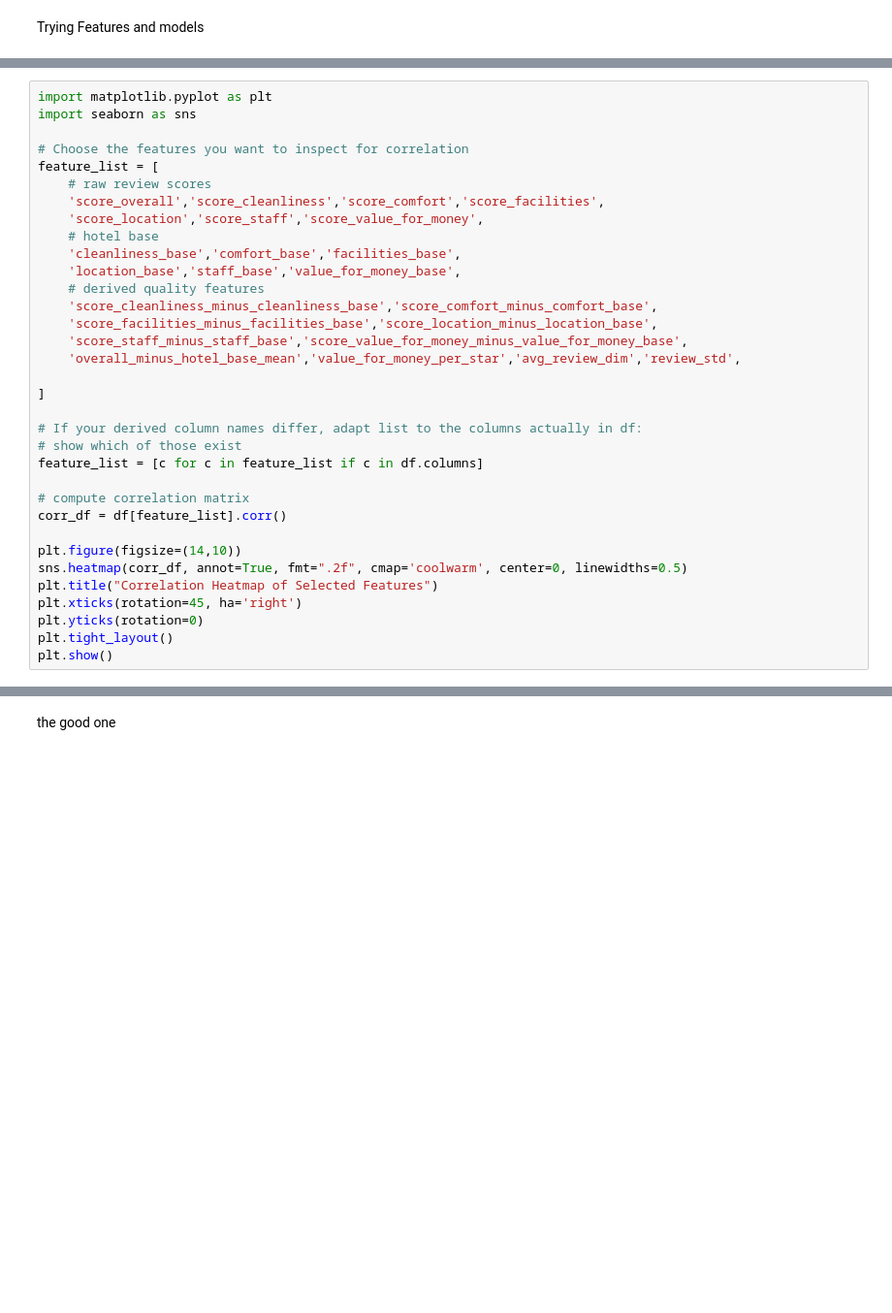
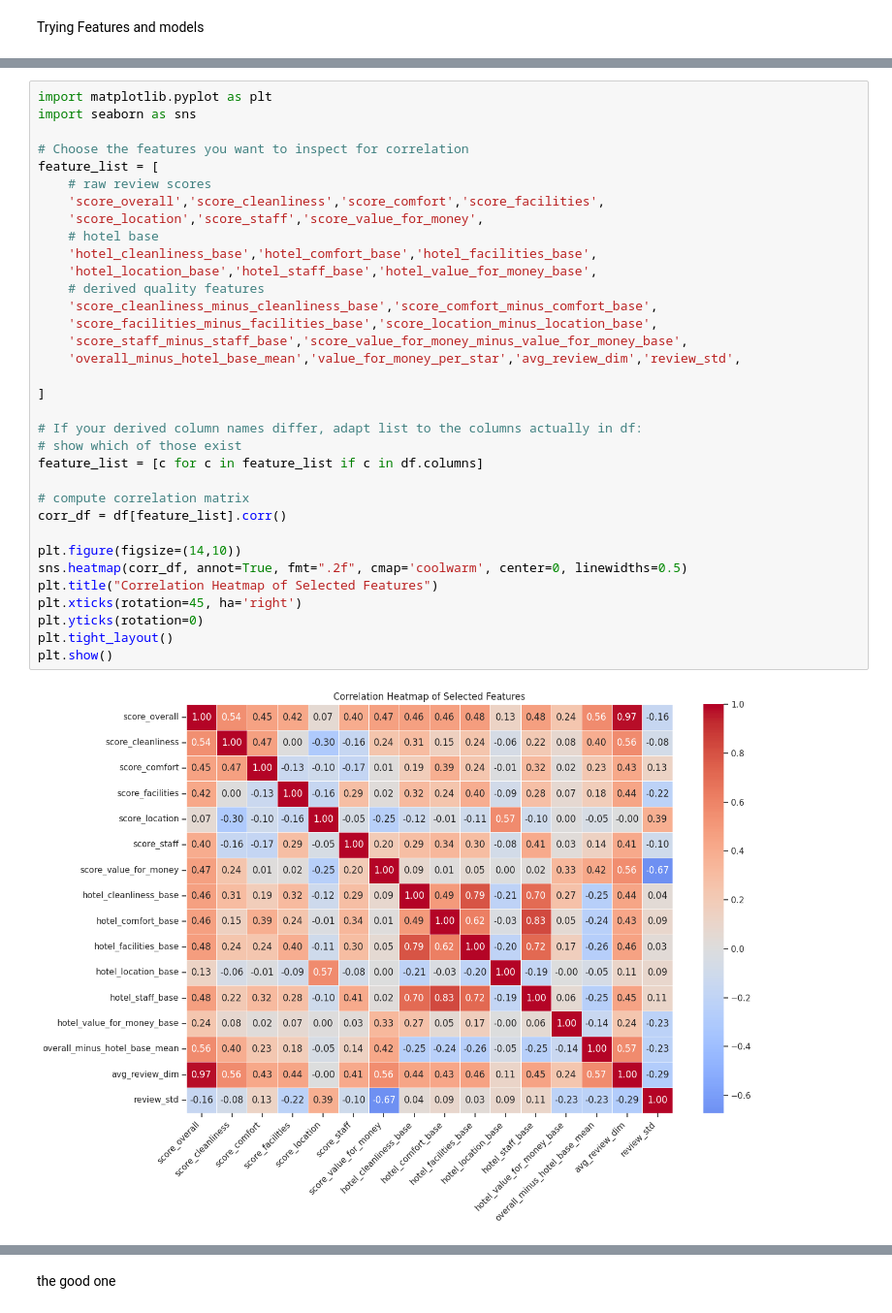
Before and after one commit to helguindy/hotel-booking-analytics, a Jupyter notebook: notebooks/demiana.ipynb, the cells around one changed output, grey strips where cells are left out. Shown at 97% size. Cells and saved outputs as stored; diff of their text form; blank space fills up the shorter version.

```diff
--- a/notebooks/demiana.ipynb
+++ b/notebooks/demiana.ipynb
@@ -439,32 +464,34 @@ import matplotlib.pyplot as plt
 import seaborn as sns
 
 # Choose the features you want to inspect for correlation
 feature_list = [
     # raw review scores
     'score_overall','score_cleanliness','score_comfort','score_facilities',
     'score_location','score_staff','score_value_for_money',
     # hotel base
-    'cleanliness_base','comfort_base','facilities_base',
-    'location_base','staff_base','value_for_money_base',
+    'hotel_cleanliness_base','hotel_comfort_base','hotel_facilities_base',
+    'hotel_location_base','hotel_staff_base','hotel_value_for_money_base',
     # derived quality features
     'score_cleanliness_minus_cleanliness_base','score_comfort_minus_comfort_base',
     'score_facilities_minus_facilities_base','score_location_minus_location_base',
     'score_staff_minus_staff_base','score_value_for_money_minus_value_for_money_base',
     'overall_minus_hotel_base_mean','value_for_money_per_star','avg_review_dim','review_std',
 
 ]
 
 # If your derived column names differ, adapt list to the columns actually in df:
 # show which of those exist
 feature_list = [c for c in feature_list if c in df.columns]
 
 # compute correlation matrix
 corr_df = df[feature_list].corr()
 
 plt.figure(figsize=(14,10))
 sns.heatmap(corr_df, annot=True, fmt=".2f", cmap='coolwarm', center=0, linewidths=0.5)
 plt.title("Correlation Heatmap of Selected Features")
 plt.xticks(rotation=45, ha='right')
 plt.yticks(rotation=0)
 plt.tight_layout()
 plt.show()
+# %% [output]
+[figure, added]
```
Also changed, not shown: parts of 25 cells of this notebook.
